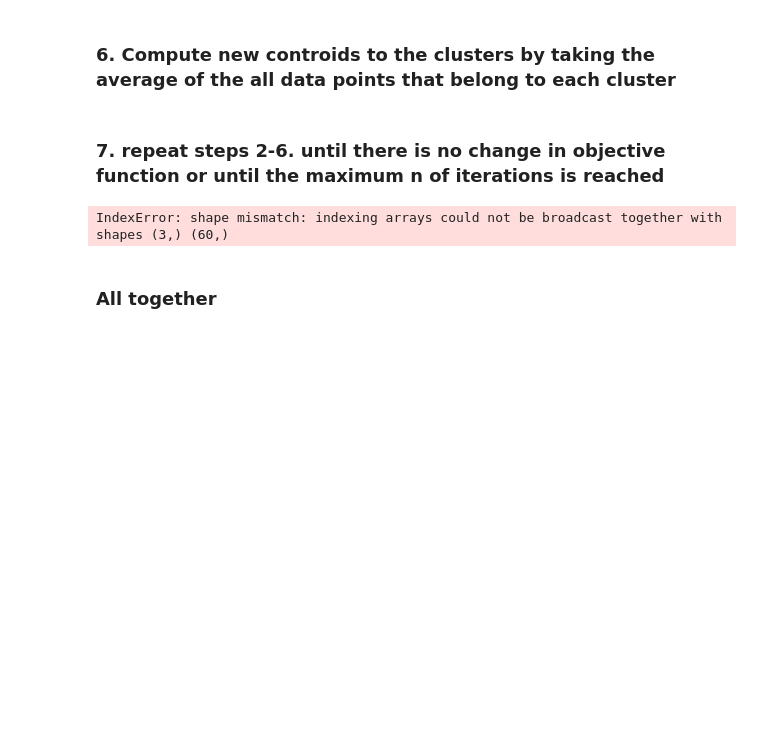
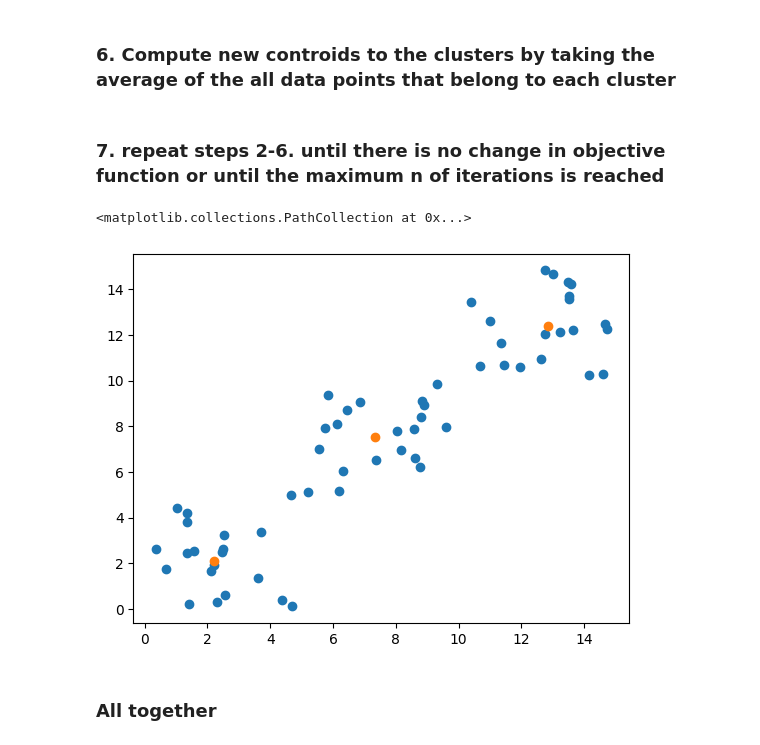
Before and after one commit to TomasKricka/MPA-MLF, a Jupyter notebook: cv2/Lab_02_task.ipynb, the cells around one changed output. Cells and saved outputs as stored; diff of their text form; code cells hidden in the pictures; blank space fills up the shorter version.

```diff
--- a/cv2/Lab_02_task.ipynb
+++ b/cv2/Lab_02_task.ipynb
@@ -159,11 +159,11 @@ array([ 90.26368039,  38.584604  ,  61.57744395,  49.36716152,
 3.2 Secondly, create a function to calculate distance between points and all centroids using function from 3.1
 # %%
 def compute_distances(points: np.array, centroids_points: np.array) -> np.array:
-    dist = np.asarray([calculate_metric(points, centroid) for centroid in centroids_points])
-    return dist
+    distance = np.asarray([calculate_metric(points, centroid) for centroid in centroids_points])
+    return distance
 
 #compute_distances(points, centroids)
-distance = compute_distances(points, centroids)
+#distance = compute_distances(points, centroids)
 
 #print(distance.shape)
 # %% [markdown]
@@ -178,7 +178,7 @@ assign_clusters = assign_centroids(distance)
 ### 5. Calculate objective function
 # %%
 def calculate_objective(cluster_belongs: np.array, distances: np.array) -> np.array:
-    sum_objective = np.sum(distance[np.arange(len(distance)), cluster_belongs])
+    sum_objective = np.sum(distance.T[np.arange(len(distance.T)), cluster_belongs])
     return sum_objective
 
-sum_dists = calculate_metric(assign_clusters, distance)
+calculate_metric(assign_clusters, distance)
@@ -197,25 +199,30 @@ def calculate_new_centroids(points: np.array, clusters_belongs: np.array, n_of_c
 # %%
 def fit(points: np.array, n_of_centroids: int, n_of_oterations: int, error: float = 0.001) -> tuple:
     centroid_points = initialize_clusters(points, n_of_centroids)
     last_objective = 10000
 
     for _ in range(n_of_oterations):
         distance = compute_distances(points, centroid_points)
         cluster_belong = np.argmin(distance, axis=0)
 
         objective = calculate_objective(cluster_belong, distance)
 
         if abs(last_objective - objective) < error:
             break
 
         last_objective = objective
-        centroid_points = calculate_new_centroids(points, cluster_belong, n_of_clusters)
+        centroid_points = calculate_new_centroids(points, cluster_belong, n_of_centroids)
 
     return centroid_points, last_objective
 
-fit(points, k, 1000)
+#print(x.shape)
+x,y = fit(points, k, 1000)
+plt.figure()
+plt.scatter(points[:,0], points[:,1])
+plt.scatter(x[:,0], x[:,1])
 # %% [output]
-IndexError: shape mismatch: indexing arrays could not be broadcast together with shapes (3,) (60,)
+<matplotlib.collections.PathCollection at 0x...>
+[figure, added]
 # %% [markdown]
 ### All together
 # %% [markdown]
```
Also changed, not shown: parts of 6 cells of this notebook, 1 other file.
